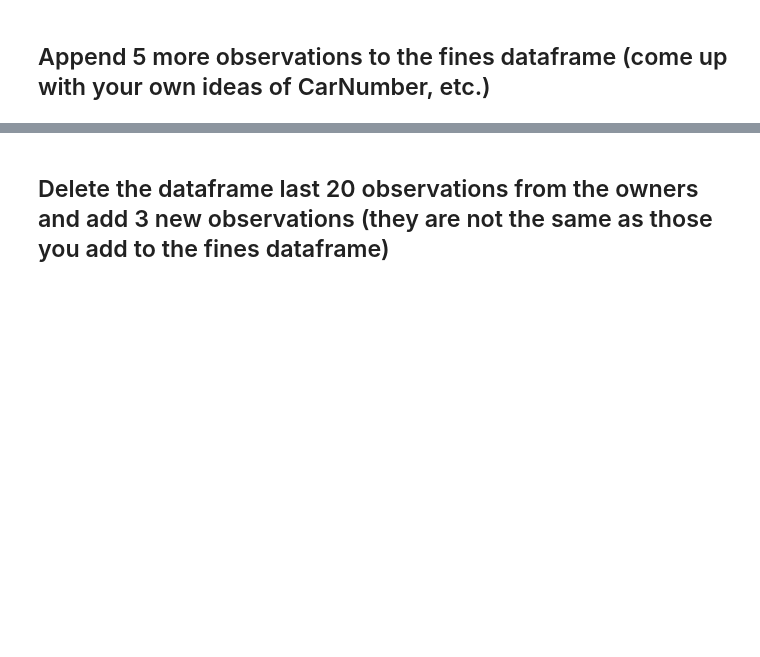
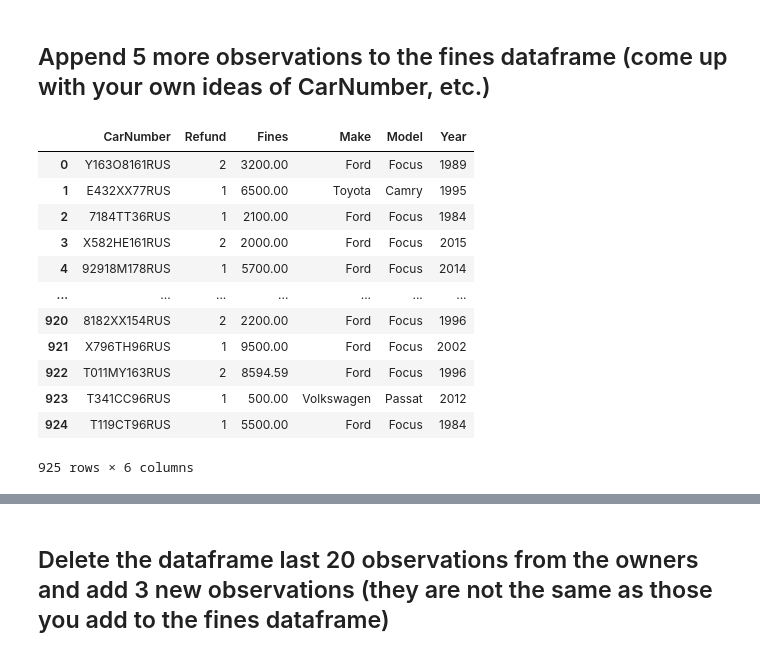
Before and after one commit to Smoooky/42-PiscinePythonDataScience, a Jupyter notebook: day05/ex04/enrichment.ipynb, the cells around one changed output, grey strips where cells are left out. Saved outputs shown, nothing was run; the diff lists cells and outputs as text; code cells hidden in the pictures; blank space fills up the shorter version.

```diff
--- a/day05/ex04/enrichment.ipynb
+++ b/day05/ex04/enrichment.ipynb
@@ -162,5 +224,21 @@ owners
 # %% [markdown]
 ## Append 5 more observations to the fines dataframe (come up with your own ideas of CarNumber, etc.)
+# %%
+fines
+# %% [output]
+|  | CarNumber | Refund | Fines | Make | Model | Year |
+| 0 | Y163O8161RUS | 2 | 3200.00 | Ford | Focus | 1989 |
+| 1 | E432XX77RUS | 1 | 6500.00 | Toyota | Camry | 1995 |
+| 2 | 7184TT36RUS | 1 | 2100.00 | Ford | Focus | 1984 |
+| 3 | X582HE161RUS | 2 | 2000.00 | Ford | Focus | 2015 |
+| 4 | 92918M178RUS | 1 | 5700.00 | Ford | Focus | 2014 |
+| ... | ... | ... | ... | ... | ... | ... |
+| 920 | 8182XX154RUS | 2 | 2200.00 | Ford | Focus | 1996 |
+| 921 | X796TH96RUS | 1 | 9500.00 | Ford | Focus | 2002 |
+| 922 | T011MY163RUS | 2 | 8594.59 | Ford | Focus | 1996 |
+| 923 | T341CC96RUS | 1 | 500.00 | Volkswagen | Passat | 2012 |
+| 924 | T119CT96RUS | 1 | 5500.00 | Ford | Focus | 1984 |
+925 rows × 6 columns
 # %%
 my_data = pd.DataFrame({'CarNumber': ['K089PY178RUS', 'C718MC178RUS', 'K361KA178RUS',
                                  'O432AB178RUS', 'X023HA178RUS'],
```
Also changed, not shown: parts of 35 cells of this notebook, 11 other files.
